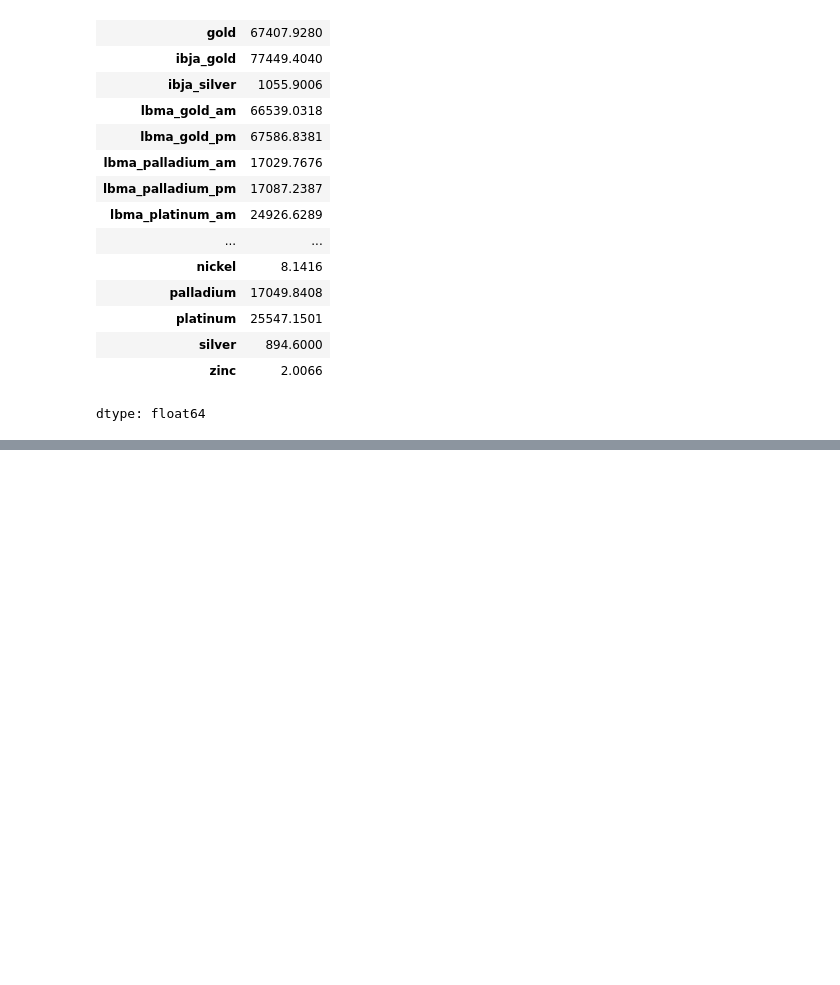
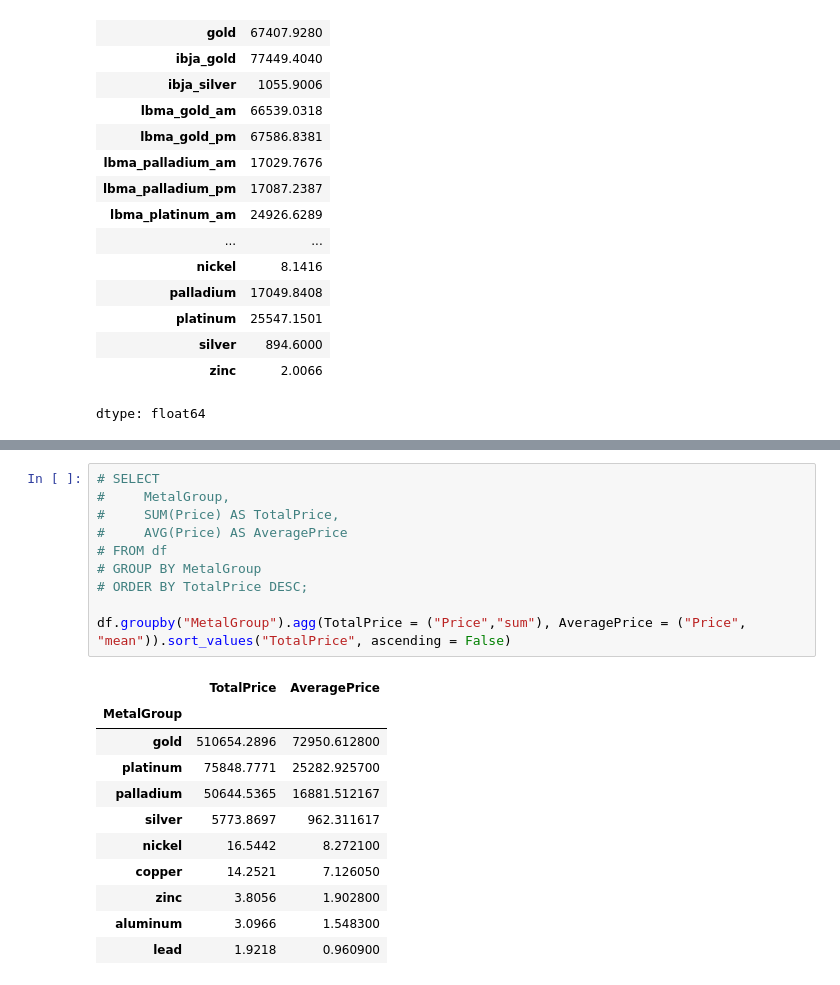
Before and after one commit to Otto-C/Otto-C.github.io, a Jupyter notebook: 01_Bullion_API_Extraction.ipynb, the cells around one changed output, grey strips where cells are left out. Cells and saved outputs as stored; diff of their text form; blank space fills up the shorter version.

```diff
--- a/01_Bullion_API_Extraction.ipynb
+++ b/01_Bullion_API_Extraction.ipynb
@@ -1587,3 +1627,25 @@ dtype: int64
+# %%
+# SELECT
+#     MetalGroup,
+#     SUM(Price) AS TotalPrice,
+#     AVG(Price) AS AveragePrice
+# FROM df
+# GROUP BY MetalGroup
+# ORDER BY TotalPrice DESC;
+
+df.groupby("MetalGroup").agg(TotalPrice = ("Price","sum"), AveragePrice = ("Price", "mean")).sort_values("TotalPrice", ascending = False)
+# %% [output]
+|  | TotalPrice | AveragePrice |
+| MetalGroup |  |  |
+| gold | 510654.2896 | 72950.612800 |
+| platinum | 75848.7771 | 25282.925700 |
+| palladium | 50644.5365 | 16881.512167 |
+| silver | 5773.8697 | 962.311617 |
+| nickel | 16.5442 | 8.272100 |
+| copper | 14.2521 | 7.126050 |
+| zinc | 3.8056 | 1.902800 |
+| aluminum | 3.0966 | 1.548300 |
+| lead | 1.9218 | 0.960900 |
 # %%
 # SELECT
 #     MetalGroup,
```
Also changed, not shown: parts of 8 cells of this notebook.
